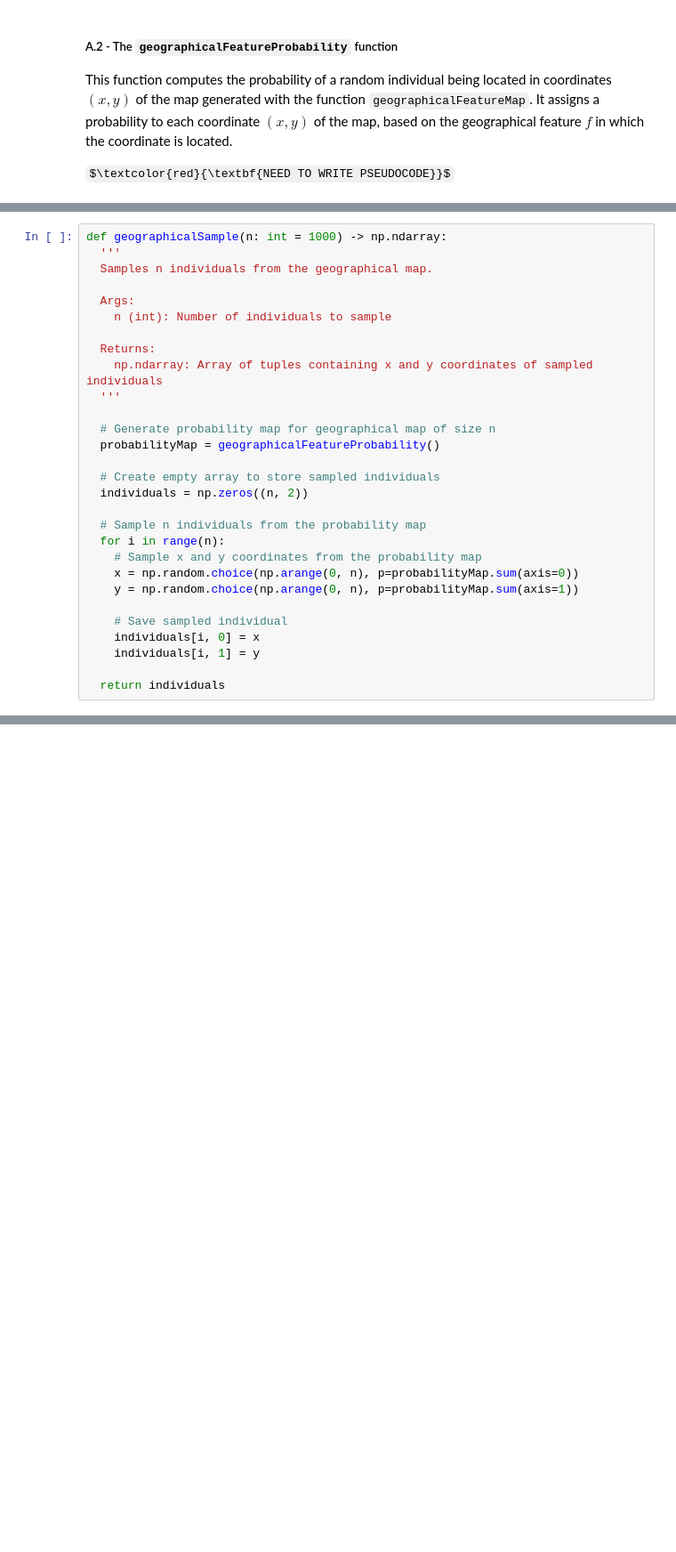
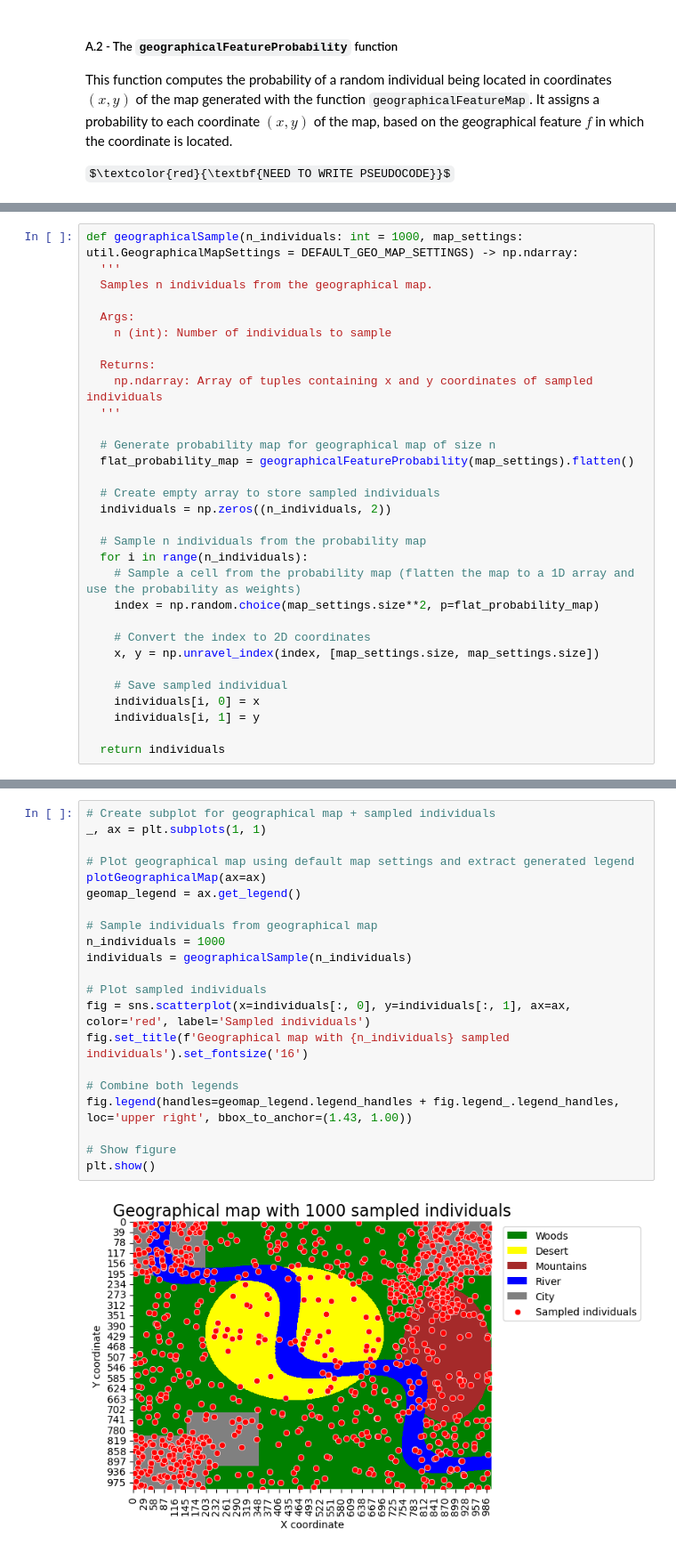
Before and after one commit to lucadibello/geographical-friendship-network, a Jupyter notebook: geographical-friendship-network.ipynb, the cells around one changed output, grey strips where cells are left out. Shown at 89% size. Drawn from its saved outputs; the diff is of its cells as text; some formulas as TeX source; blank space fills up the shorter version.

```diff
--- a/geographical-friendship-network.ipynb
+++ b/geographical-friendship-network.ipynb
@@ -957,5 +923,5 @@ This function samples $n$ individuals randomly from a map generated from the fun
 # %%
-def geographicalSample(n: int = 1000) -> np.ndarray:
+def geographicalSample(n_individuals: int = 1000, map_settings: util.GeographicalMapSettings = DEFAULT_GEO_MAP_SETTINGS) -> np.ndarray:
   '''
   Samples n individuals from the geographical map.
 
@@ -967,16 +933,18 @@ def geographicalSample(n: int = 1000) -> np.ndarray:
   '''
 
   # Generate probability map for geographical map of size n
-  probabilityMap = geographicalFeatureProbability()
+  flat_probability_map = geographicalFeatureProbability(map_settings).flatten()
 
   # Create empty array to store sampled individuals
-  individuals = np.zeros((n, 2))
+  individuals = np.zeros((n_individuals, 2))
 
   # Sample n individuals from the probability map
-  for i in range(n):
-    # Sample x and y coordinates from the probability map
-    x = np.random.choice(np.arange(0, n), p=probabilityMap.sum(axis=0))
-    y = np.random.choice(np.arange(0, n), p=probabilityMap.sum(axis=1))
+  for i in range(n_individuals):
+    # Sample a cell from the probability map (flatten the map to a 1D array and use the probability as weights)
+    index = np.random.choice(map_settings.size**2, p=flat_probability_map)
+
+    # Convert the index to 2D coordinates
+    x, y = np.unravel_index(index, [map_settings.size, map_settings.size])
 
     # Save sampled individual
     individuals[i, 0] = x
@@ -990,0 +954,23 @@ ValueError: probabilities do not sum to 1
+# %%
+# Create subplot for geographical map + sampled individuals
+_, ax = plt.subplots(1, 1)
+
+# Plot geographical map using default map settings and extract generated legend
+plotGeographicalMap(ax=ax)
+geomap_legend = ax.get_legend()
+
+# Sample individuals from geographical map
+n_individuals = 1000
+individuals = geographicalSample(n_individuals)
+
+# Plot sampled individuals
+fig = sns.scatterplot(x=individuals[:, 0], y=individuals[:, 1], ax=ax, color='red', label='Sampled individuals')
+fig.set_title(f'Geographical map with {n_individuals} sampled individuals').set_fontsize('16')
+
+# Combine both legends
+fig.legend(handles=geomap_legend.legend_handles + fig.legend_.legend_handles, loc='upper right', bbox_to_anchor=(1.43, 1.00))
+
+# Show figure
+plt.show()
+# %% [output]
+[figure, added]
```
Also changed, not shown: parts of 18 cells of this notebook.
